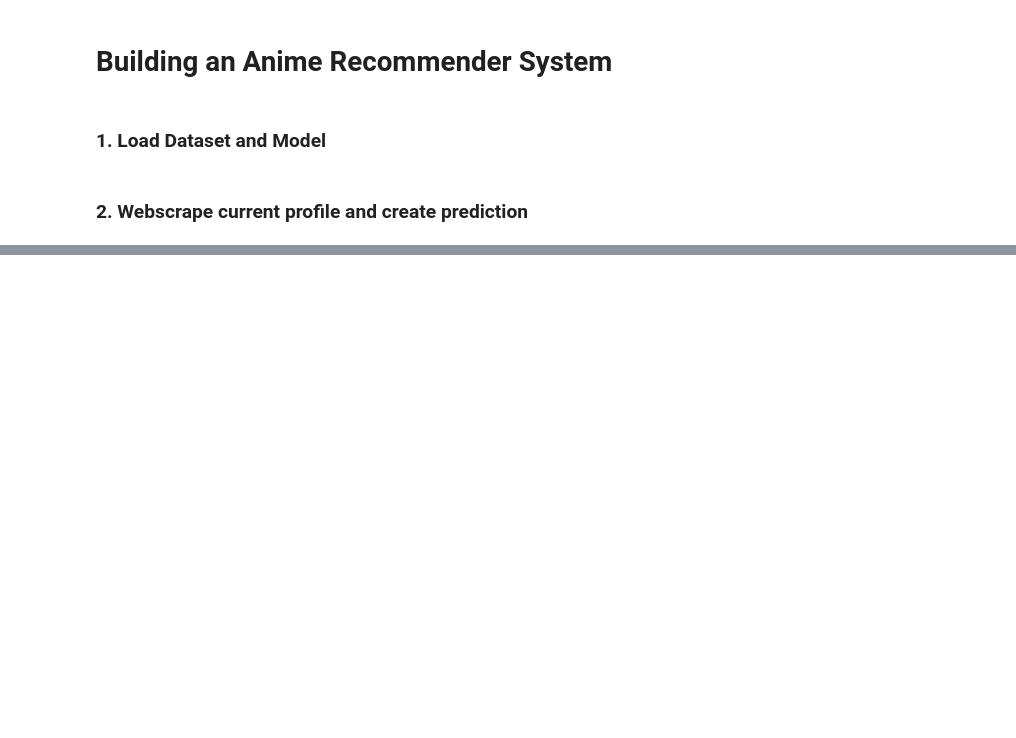
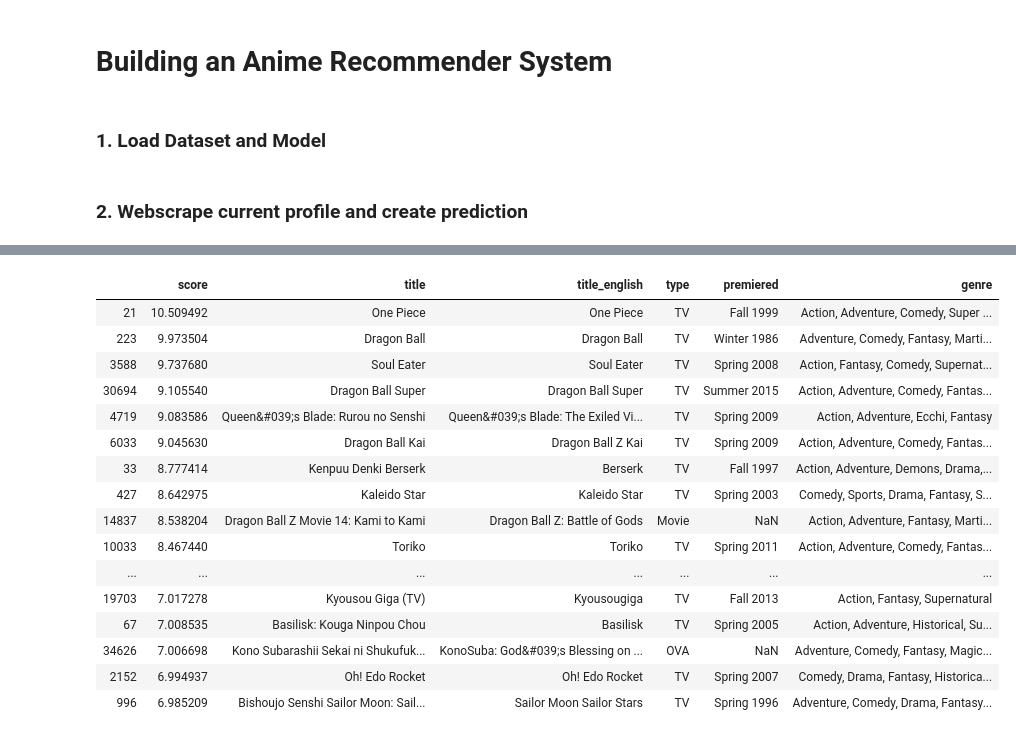
Before and after one commit to mpff/sasori, a Jupyter notebook: docs/example.ipynb, the cells around one changed output, grey strips where cells are left out. Drawn from its saved outputs; the diff is of its cells as text; code cells hidden in the pictures; blank space fills up the shorter version.

```diff
--- a/docs/example.ipynb
+++ b/docs/example.ipynb
@@ -65,0 +93,21 @@ prediction.sort_values(by='score', ascending=False).head(60)
+# %%
+filt = prediction.apply(lambda x: "Fantasy" in str(x.genre), axis=1)
+prediction[filt].sort_values(by='score', ascending=False).head(60)
+# %% [output]
+|  | score | title | title_english | type | premiered | genre |
+| 21 | 10.509492 | One Piece | One Piece | TV | Fall 1999 | Action, Adventure, Comedy, Super ... |
+| 223 | 9.973504 | Dragon Ball | Dragon Ball | TV | Winter 1986 | Adventure, Comedy, Fantasy, Marti... |
+| 3588 | 9.737680 | Soul Eater | Soul Eater | TV | Spring 2008 | Action, Fantasy, Comedy, Supernat... |
+| 30694 | 9.105540 | Dragon Ball Super | Dragon Ball Super | TV | Summer 2015 | Action, Adventure, Comedy, Fantas... |
+| 4719 | 9.083586 | Queen&#039;s Blade: Rurou no Senshi | Queen&#039;s Blade: The Exiled Vi... | TV | Spring 2009 | Action, Adventure, Ecchi, Fantasy |
+| 6033 | 9.045630 | Dragon Ball Kai | Dragon Ball Z Kai | TV | Spring 2009 | Action, Adventure, Comedy, Fantas... |
+| 33 | 8.777414 | Kenpuu Denki Berserk | Berserk | TV | Fall 1997 | Action, Adventure, Demons, Drama,... |
+| 427 | 8.642975 | Kaleido Star | Kaleido Star | TV | Spring 2003 | Comedy, Sports, Drama, Fantasy, S... |
+| 14837 | 8.538204 | Dragon Ball Z Movie 14: Kami to Kami | Dragon Ball Z: Battle of Gods | Movie | NaN | Action, Adventure, Fantasy, Marti... |
+| 10033 | 8.467440 | Toriko | Toriko | TV | Spring 2011 | Action, Adventure, Comedy, Fantas... |
+| ... | ... | ... | ... | ... | ... | ... |
+| 19703 | 7.017278 | Kyousou Giga (TV) | Kyousougiga | TV | Fall 2013 | Action, Fantasy, Supernatural |
+| 67 | 7.008535 | Basilisk: Kouga Ninpou Chou | Basilisk | TV | Spring 2005 | Action, Adventure, Historical, Su... |
+| 34626 | 7.006698 | Kono Subarashii Sekai ni Shukufuk... | KonoSuba: God&#039;s Blessing on ... | OVA | NaN | Adventure, Comedy, Fantasy, Magic... |
+| 2152 | 6.994937 | Oh! Edo Rocket | Oh! Edo Rocket | TV | Spring 2007 | Comedy, Drama, Fantasy, Historica... |
+| 996 | 6.985209 | Bishoujo Senshi Sailor Moon: Sail... | Sailor Moon Sailor Stars | TV | Spring 1996 | Adventure, Comedy, Drama, Fantasy... |
```
Also changed, not shown: parts of 4 cells of this notebook, 2 other files.
